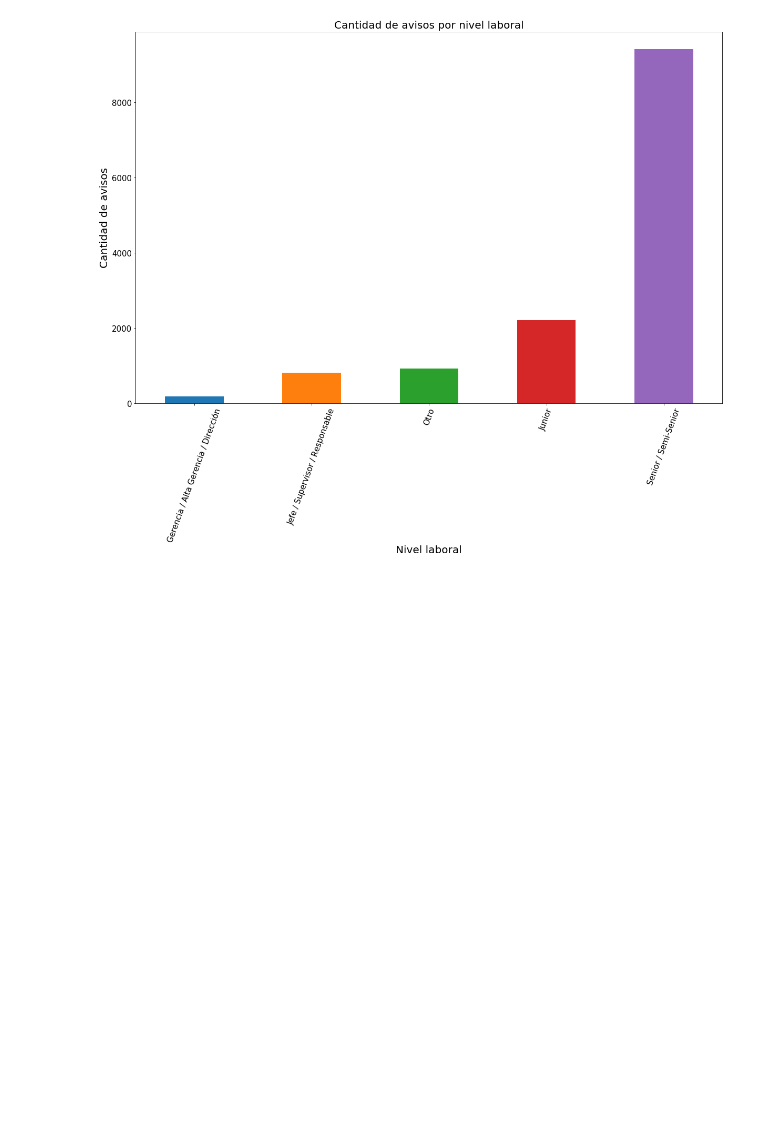
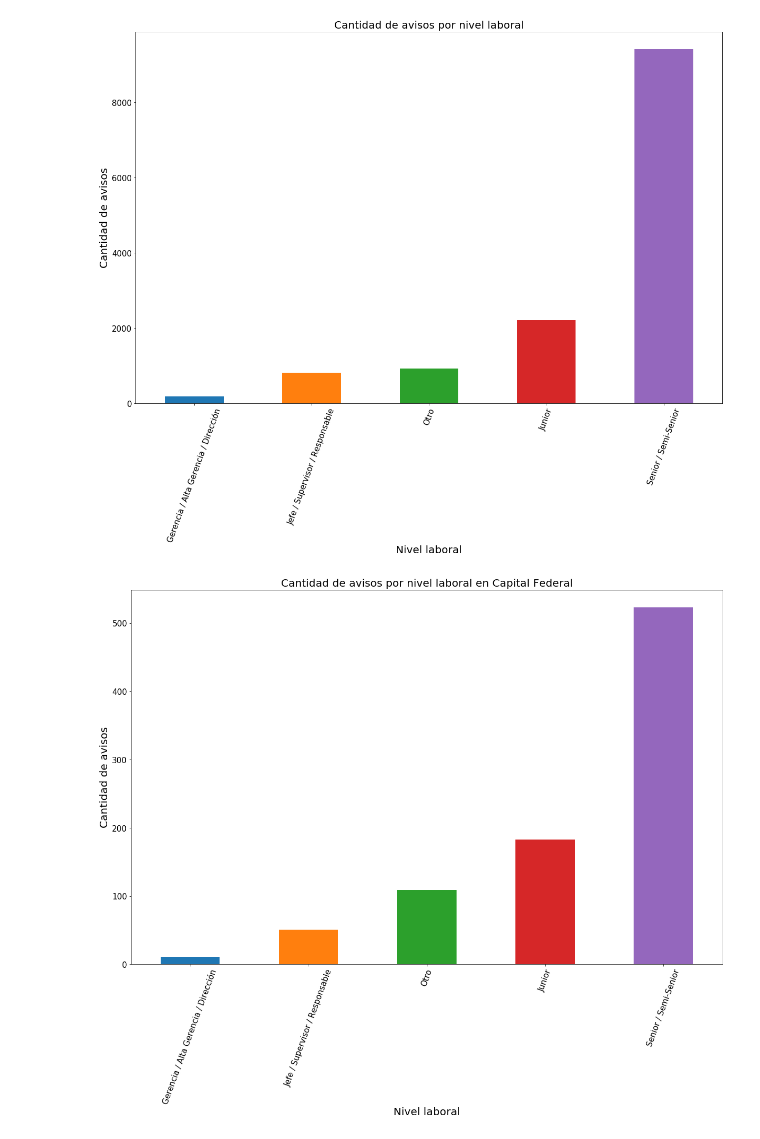
Before and after one commit to fcavazzoli/DatosTP, a Jupyter notebook: TP1 - Avisos.ipynb, the cells around one changed output. Saved outputs shown, nothing was run; the diff lists cells and outputs as text; code cells hidden in the pictures; blank space fills up the shorter version.

```diff
--- a/TP1 - Avisos.ipynb
+++ b/TP1 - Avisos.ipynb
@@ -128,8 +128,10 @@ plt.tick_params(axis='y', labelsize=15)
 [figure]
 # %%
 plt = aux.groupby('nombre_zona').get_group('Capital Federal').groupby('nivel_laboral').count().sort_values('idaviso')[-20:].loc[:,'idaviso'].plot.bar(figsize=(20,13))
-plt.set_title('Cantidad de avisos por nivel laboral', size=20)
+plt.set_title('Cantidad de avisos por nivel laboral en Capital Federal', size=20)
 plt.set_xlabel('Nivel laboral',size=20)
 plt.set_ylabel('Cantidad de avisos',size=20)
 plt.tick_params(axis='x', labelrotation=70, labelsize=15)
 plt.tick_params(axis='y', labelsize=15)
+# %% [output]
+[figure, added]
```
Also changed, not shown: parts of 1 cell of this notebook, 2 other files.
